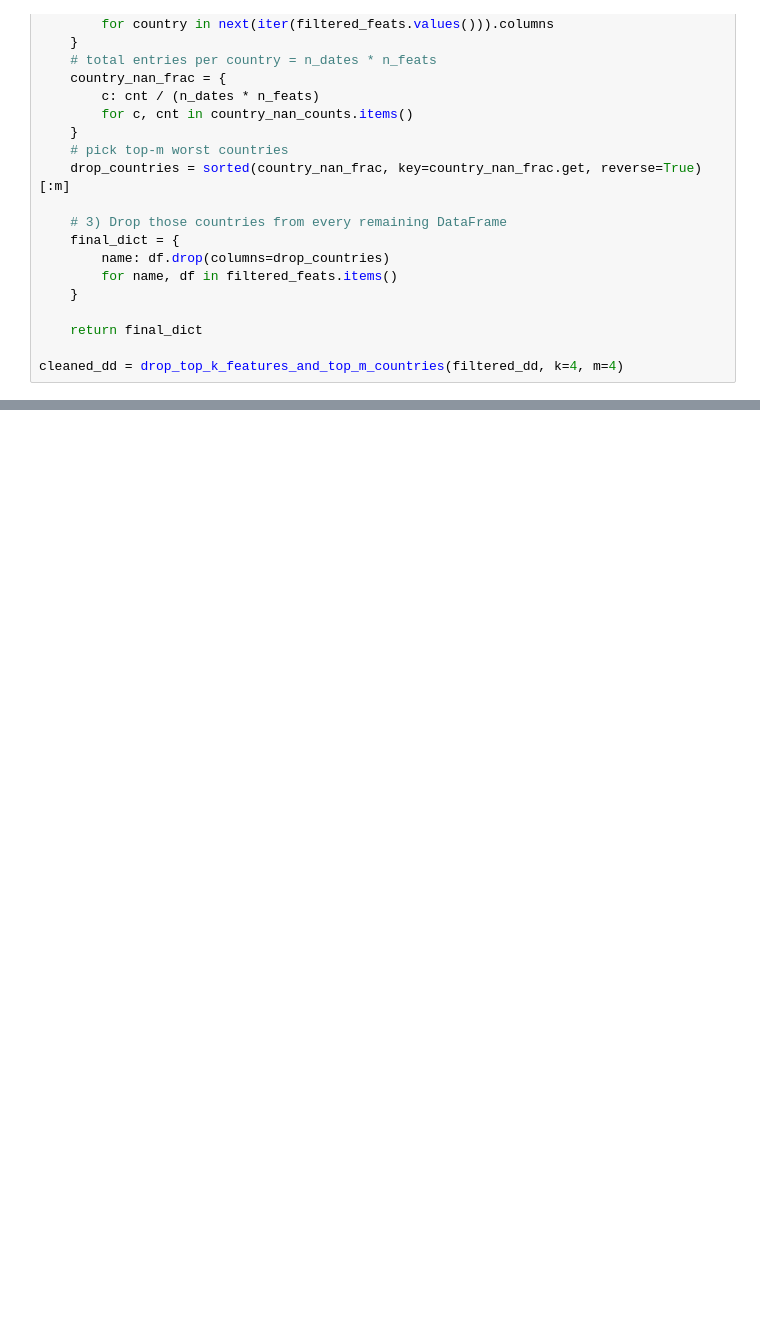
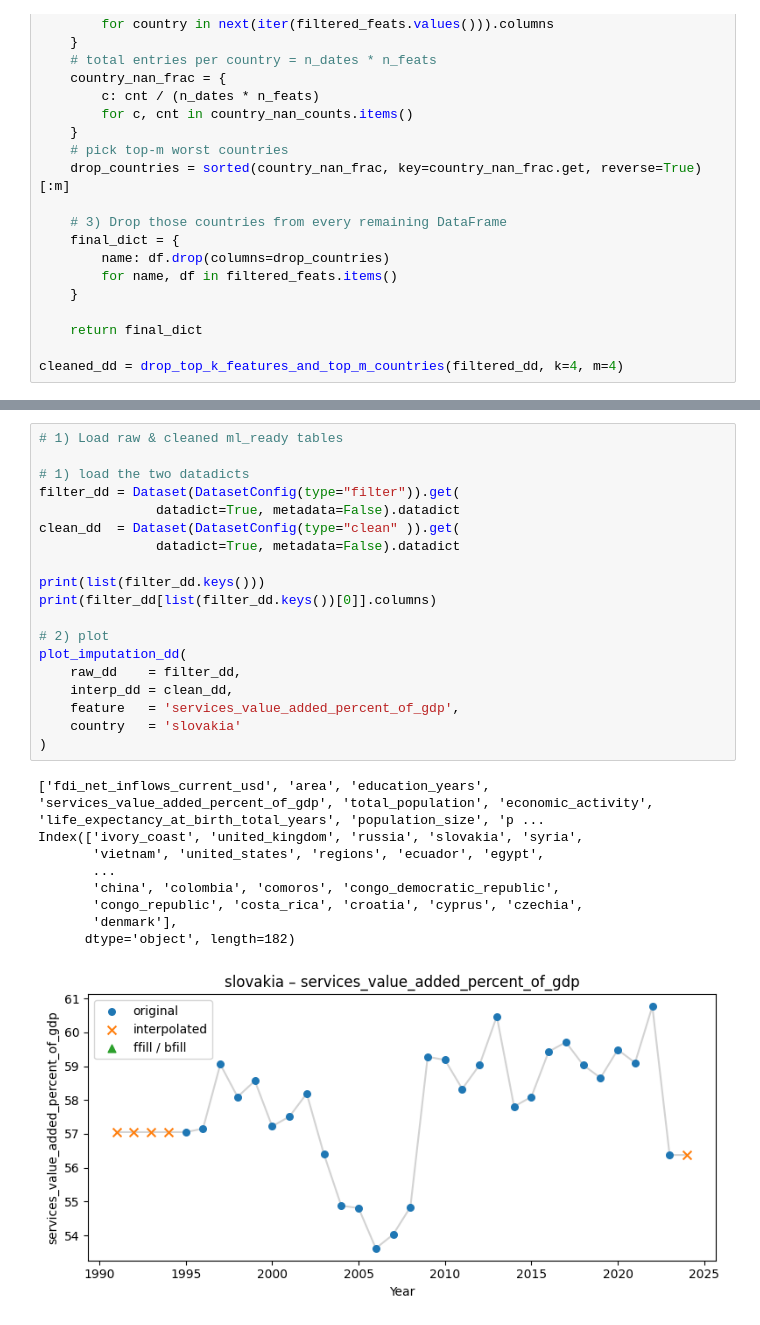
Before and after one commit to ptonso/ml-macro, a Jupyter notebook: 02_missing.ipynb, the cells around one changed output, grey strips where cells are left out. Drawn from its saved outputs; the diff is of its cells as text; blank space fills up the shorter version.

Commit message:
fix(imputation)

```diff
--- a/02_missing.ipynb
+++ b/02_missing.ipynb
@@ -183,0 +277,29 @@ plot_country_missing_heatmap(cty_hm)
+# %%
+# 1) Load raw & cleaned ml_ready tables
+
+# 1) load the two datadicts
+filter_dd = Dataset(DatasetConfig(type="filter")).get(
+               datadict=True, metadata=False).datadict
+clean_dd  = Dataset(DatasetConfig(type="clean" )).get(
+               datadict=True, metadata=False).datadict
+
+print(list(filter_dd.keys()))
+print(filter_dd[list(filter_dd.keys())[0]].columns)
+
+# 2) plot
+plot_imputation_dd(
+    raw_dd    = filter_dd,
+    interp_dd = clean_dd,
+    feature   = 'services_value_added_percent_of_gdp',
+    country   = 'slovakia'
+)
+# %% [output]
+['fdi_net_inflows_current_usd', 'area', 'education_years', 'services_value_added_percent_of_gdp', 'total_population', 'economic_activity', 'life_expectancy_at_birth_total_years', 'population_size', 'p ...
+Index(['ivory_coast', 'united_kingdom', 'russia', 'slovakia', 'syria',
+       'vietnam', 'united_states', 'regions', 'ecuador', 'egypt',
+       ...
+       'china', 'colombia', 'comoros', 'congo_democratic_republic',
+       'congo_republic', 'costa_rica', 'croatia', 'cyprus', 'czechia',
+       'denmark'],
+      dtype='object', length=182)
+[figure, added]
```
Also changed, not shown: parts of 7 cells of this notebook, 13 other files.
